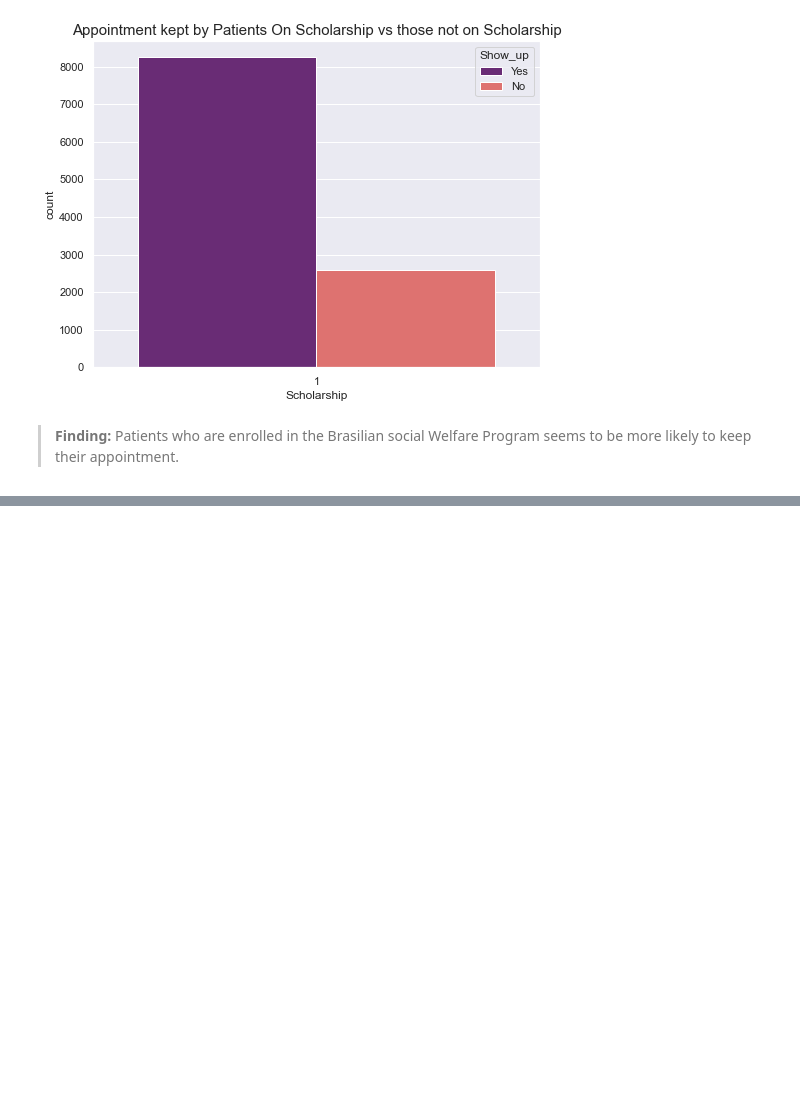
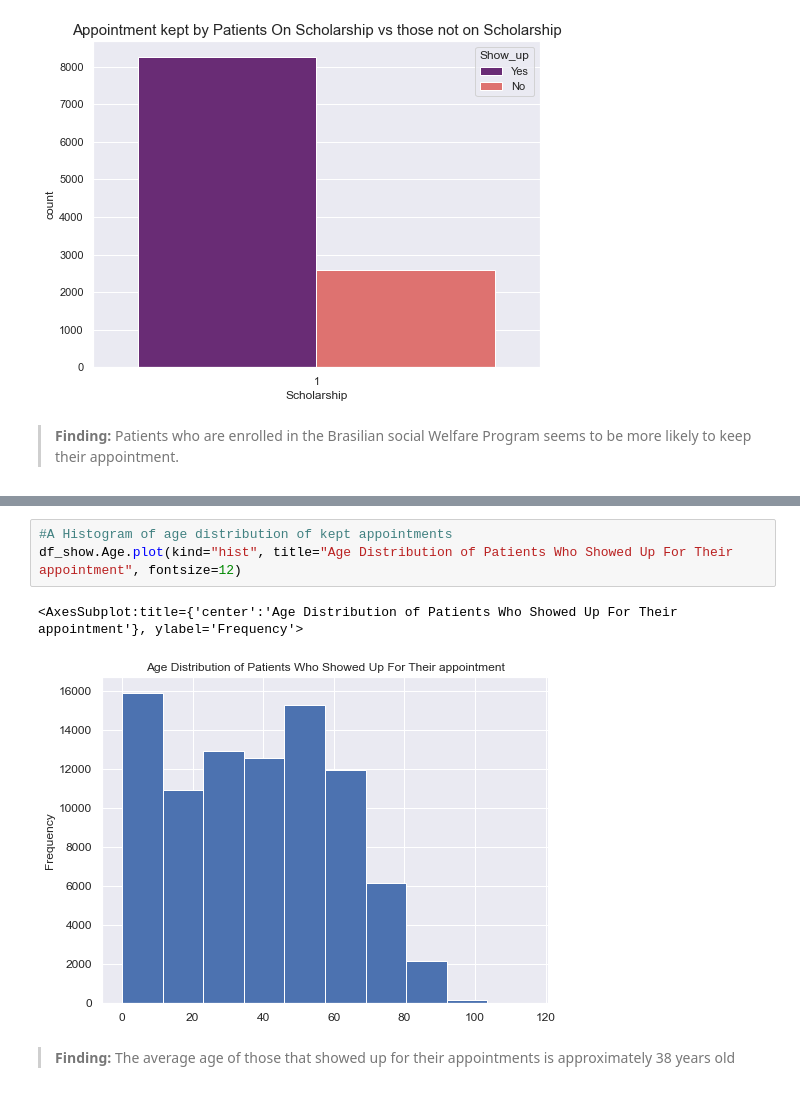
Before and after one commit to PatrickEmmanuel/NO-SHOW-APPOINTMENT-DATA-EXPLORATION-AND-ANALYSIS, a Jupyter notebook: No-Show-Appointment-Data-Exploration-And-Analysis.ipynb, the cells around one changed output, grey strips where cells are left out. Drawn from its saved outputs; the diff is of its cells as text; blank space fills up the shorter version.

```diff
--- a/No-Show-Appointment-Data-Exploration-And-Analysis.ipynb
+++ b/No-Show-Appointment-Data-Exploration-And-Analysis.ipynb
@@ -444,0 +460,8 @@ Name: Neighbourhood, Length: 80, dtype: int64
+# %%
+#A Histogram of age distribution of kept appointments
+df_show.Age.plot(kind="hist", title="Age Distribution of Patients Who Showed Up For Their appointment", fontsize=12)
+# %% [output]
+<AxesSubplot:title={'center':'Age Distribution of Patients Who Showed Up For Their appointment'}, ylabel='Frequency'>
+[figure, added]
+# %% [markdown]
+>**Finding:** The average age of those that showed up for their appointments is approximately 38 years old
```
Also changed, not shown: parts of 31 cells of this notebook.
